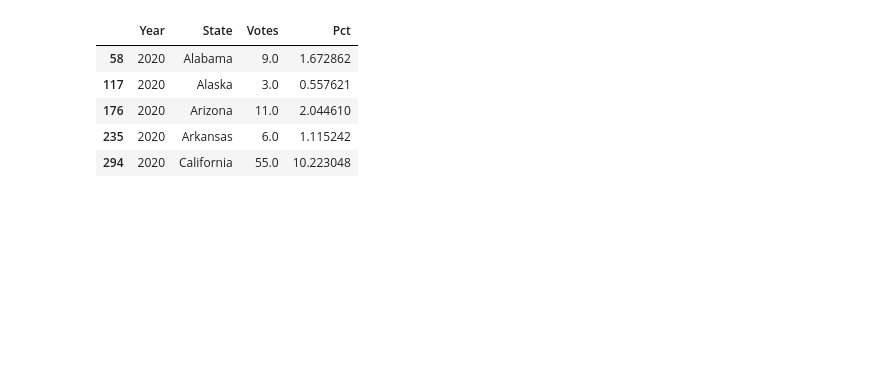
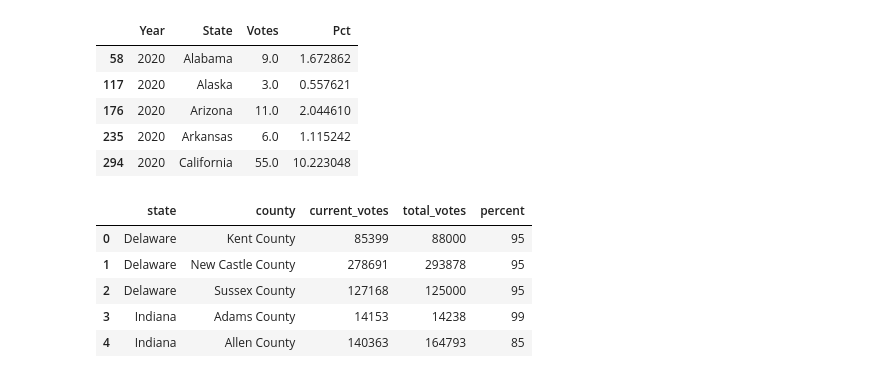
Before and after one commit to bmnds/uea-data-science-03-statistics, a Jupyter notebook: [Estatística04]_Trabalho_Final.ipynb, the cells around one changed output. Cells and saved outputs as stored; diff of their text form; code cells hidden in the pictures; blank space fills up the shorter version.

Commit message:
lendo governo e aviação

```diff
--- a/[Estatística04]_Trabalho_Final.ipynb
+++ b/[Estatística04]_Trabalho_Final.ipynb
@@ -212,3 +212,19 @@ Estados com maior representatividade em 2020
 | 825 | 2020 | Illinois | 20.0 | 3.717472 |
 | 2300 | 2020 | Pennsylvania | 20.0 | 3.717472 |
 | 2123 | 2020 | Ohio | 18.0 | 3.345725 |
+# %%
+# Nos EUA, cada Estado possui um 'Peso' na votação representado pela quantidade de 'Ellectors' do colégio eleitoral
+db_governors_country = pd.read_csv('us_elections/governors_county.csv')
+db_governors_county_candidate = pd.read_csv('us_elections/governors_county_candidate.csv')
+db_governors_state = pd.read_csv('us_elections/governors_state.csv')
+db_house_county = pd.read_csv('us_elections/house_county.csv')
+db_house_county_candidate = pd.read_csv('us_elections/house_county_candidate.csv')
+db_house_state = pd.read_csv('us_elections/house_state.csv')
+db_president_county = pd.read_csv('us_elections/president_county.csv')
+db_president_county_candidate = pd.read_csv('us_elections/president_county_candidate.csv')
+db_president_state = pd.read_csv('us_elections/president_state.csv')
+db_senate_county = pd.read_csv('us_elections/senate_county.csv')
+db_senate_county_candidate = pd.read_csv('us_elections/senate_county_candidate.csv')
+db_senate_state = pd.read_csv('us_elections/senate_state.csv')
+
+db_electoral.head()
@@ -221,3 +244,12 @@ db_electoral_2020.head()
 | 176 | 2020 | Arizona | 11.0 | 2.044610 |
 | 235 | 2020 | Arkansas | 6.0 | 1.115242 |
 | 294 | 2020 | California | 55.0 | 10.223048 |
+# %%
+db_governors_country.head()
+# %% [output]
+|  | state | county | current_votes | total_votes | percent |
+| 0 | Delaware | Kent County | 85399 | 88000 | 95 |
+| 1 | Delaware | New Castle County | 278691 | 293878 | 95 |
+| 2 | Delaware | Sussex County | 127168 | 125000 | 95 |
+| 3 | Indiana | Adams County | 14153 | 14238 | 99 |
+| 4 | Indiana | Allen County | 140363 | 164793 | 85 |
```
Also changed, not shown: parts of 2 cells of this notebook.
